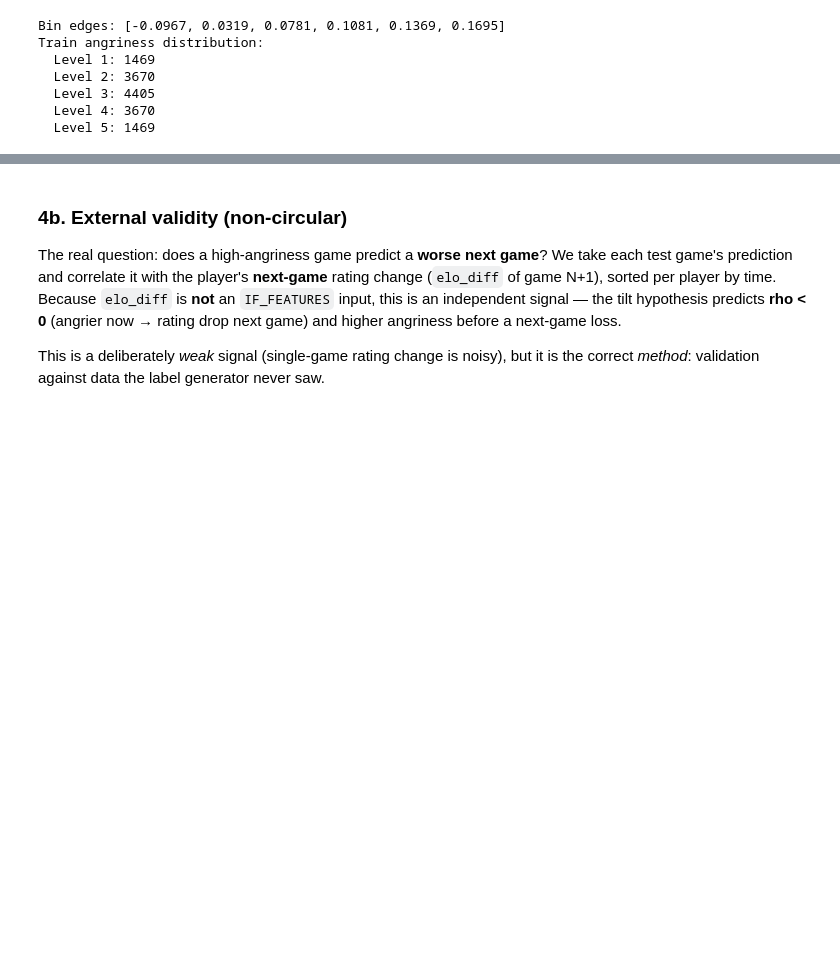
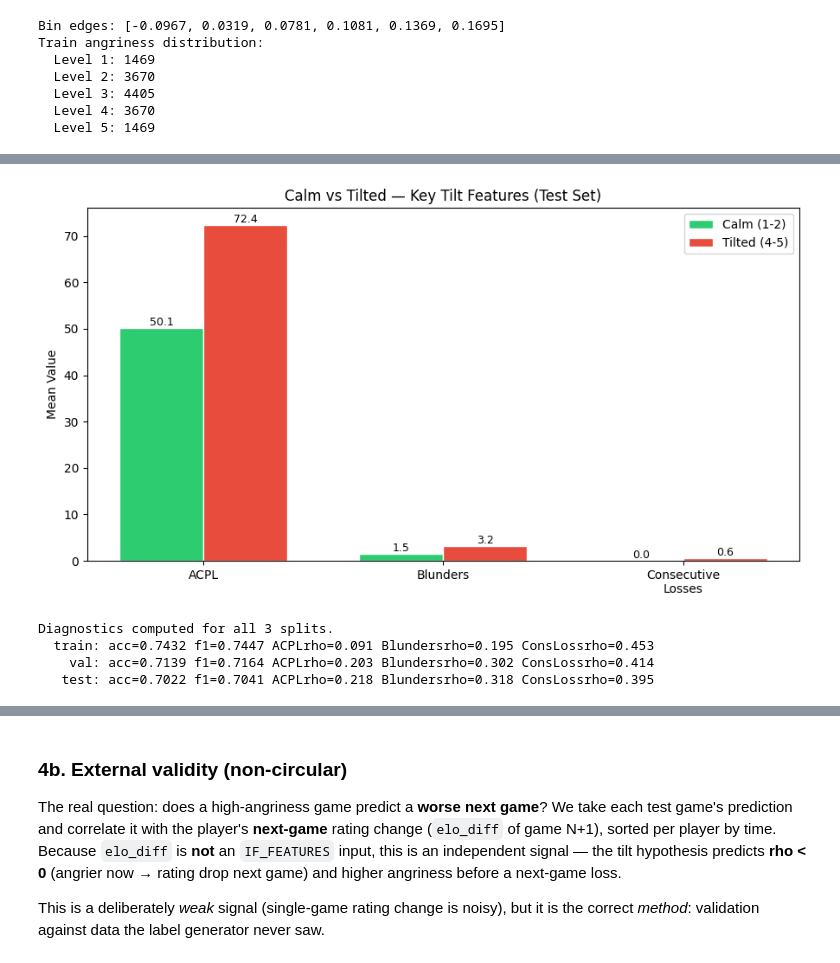
Before and after one commit to Kanku-SEP4-org/Chess-Assistance, a Jupyter notebook: machine_learning/trainers/trainer-angriness-predictor/notebooks/pipeline-v3.ipynb, the cells around one changed output, grey strips where cells are left out. Drawn from its saved outputs; the diff is of its cells as text; code cells hidden in the pictures; blank space fills up the shorter version.

```diff
--- a/machine_learning/trainers/trainer-angriness-predictor/notebooks/pipeline-v3.ipynb
+++ b/machine_learning/trainers/trainer-angriness-predictor/notebooks/pipeline-v3.ipynb
@@ -230,0 +334,55 @@ pd.DataFrame(rows).set_index("split")
+# %%
+compare_cols = ["acpl_player", "blunder_cnt_player", "consecutive_losses_pregame"]
+compare_labels = ["ACPL", "Blunders", "Consecutive\nLosses"]
+
+calm_means = calm[compare_cols].mean()
+tilted_means = tilted[compare_cols].mean()
+
+x = np.arange(len(compare_labels))
+width = 0.35
+
+fig, ax = plt.subplots(figsize=(9, 5))
+bars1 = ax.bar(x - width / 2, calm_means.values, width, label="Calm (1-2)", color="#2ecc71", edgecolor="white")
+bars2 = ax.bar(x + width / 2, tilted_means.values, width, label="Tilted (4-5)", color="#e74c3c", edgecolor="white")
+
+for bar in list(bars1) + list(bars2):
+    ax.text(bar.get_x() + bar.get_width() / 2, bar.get_height(),
+            f"{bar.get_height():.1f}", ha="center", va="bottom", fontsize=9)
+
+ax.set_xticks(x)
+ax.set_xticklabels(compare_labels)
+ax.set_ylabel("Mean Value")
+ax.set_title("Calm vs Tilted — Key Tilt Features (Test Set)")
+ax.legend()
+fig.tight_layout()
+fig.savefig(PLOT_DIR / "v3_calm_vs_tilted.png", dpi=150)
+plt.show()
+# %% [output]
+[figure, added]
+# %%
+COMPOSITE_COLS = ["acpl_player", "blunder_cnt_player", "consecutive_losses_pregame"]
+SHORT_NAMES = {"acpl_player": "ACPL", "blunder_cnt_player": "Blunders",
+               "consecutive_losses_pregame": "ConsLoss"}
+
+diag_results = []
+for name, feat, raw in [("train", feat_train, raw_train),
+                        ("val", feat_val, raw_val),
+                        ("test", feat_test, raw_test)]:
+    pred = preds[name]
+    y_if = np.array([score_to_angriness(s, bin_edges)
+                     for s in if_model.decision_function(feat[FEATURE_ORDER].values)])
+    acc = round(float(accuracy_score(y_if, pred)), 4)
+    f1 = round(float(f1_score(y_if, pred, average="weighted")), 4)
+    spearman = {col: round(float(spearmanr(pred.astype(float), raw[col].values).correlation), 4)
+                for col in COMPOSITE_COLS}
+    diag_results.append({"name": name, "n": len(raw), "accuracy": acc, "f1": f1, "spearman": spearman})
+
+print("Diagnostics computed for all 3 splits.")
+for r in diag_results:
+    rho_str = " ".join(f"{SHORT_NAMES[c]}rho={r['spearman'][c]:.3f}" for c in COMPOSITE_COLS)
+    print(f"  {r['name']:>5}: acc={r['accuracy']:.4f} f1={r['f1']:.4f} {rho_str}")
+# %% [output]
+Diagnostics computed for all 3 splits.
+  train: acc=0.7432 f1=0.7447 ACPLrho=0.091 Blundersrho=0.195 ConsLossrho=0.453
+    val: acc=0.7139 f1=0.7164 ACPLrho=0.203 Blundersrho=0.302 ConsLossrho=0.414
+   test: acc=0.7022 f1=0.7041 ACPLrho=0.218 Blundersrho=0.318 ConsLossrho=0.395
```
Also changed, not shown: parts of 12 cells of this notebook.
